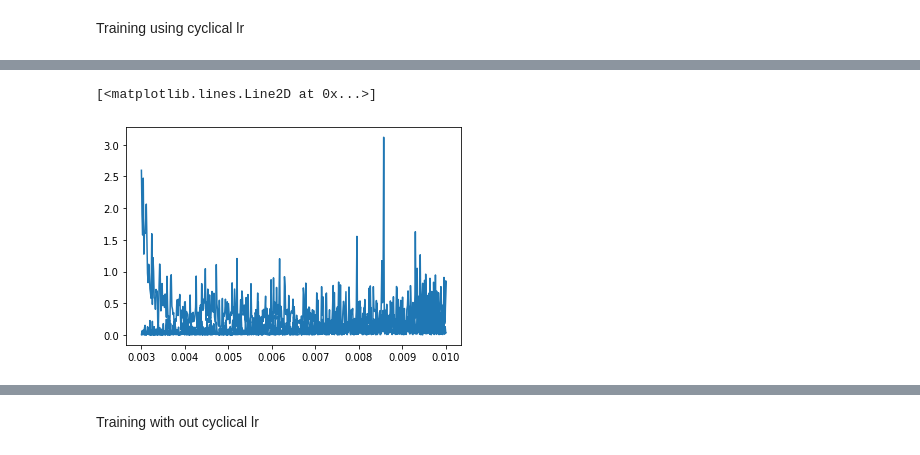
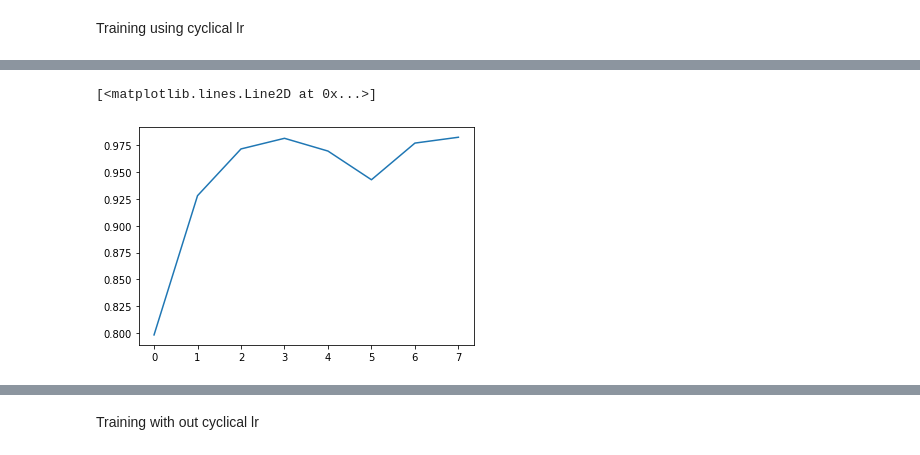
Before and after one commit to bipinKrishnan/fastai_course, a Jupyter notebook: cyclicLR_scratch.ipynb, the cells around one changed output, grey strips where cells are left out. Saved outputs shown, nothing was run; the diff lists cells and outputs as text; code cells hidden in the pictures.

```diff
--- a/cyclicLR_scratch.ipynb
+++ b/cyclicLR_scratch.ipynb
@@ -29,4 +23,0 @@ for i in range(50):
-# %%
-%time
-for i in range(50):
-  print(cyclical_lr_np(i, 10, 0.000001, 0.003))
@@ -158,10 +142,8 @@ plt.plot(losses, 'b-')
-# %%
-# plt.axes([0, 0, 1, 3])
-plt.plot(lr, losses)
-#plt.xscale('log')
-# %% [output]
-[<matplotlib.lines.Line2D at 0x...>]
-[figure, removed]
+# %%
+plt.plot(acc)
+# %% [output]
+[<matplotlib.lines.Line2D at 0x...>]
+[figure, added]
 # %%
 plt.plot(lr)
 # %% [output]
```
Also changed, not shown: parts of 13 cells of this notebook.
